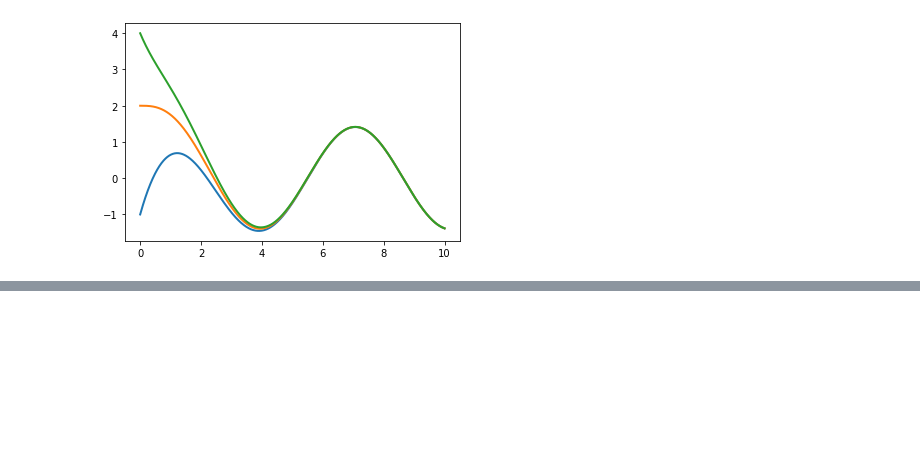
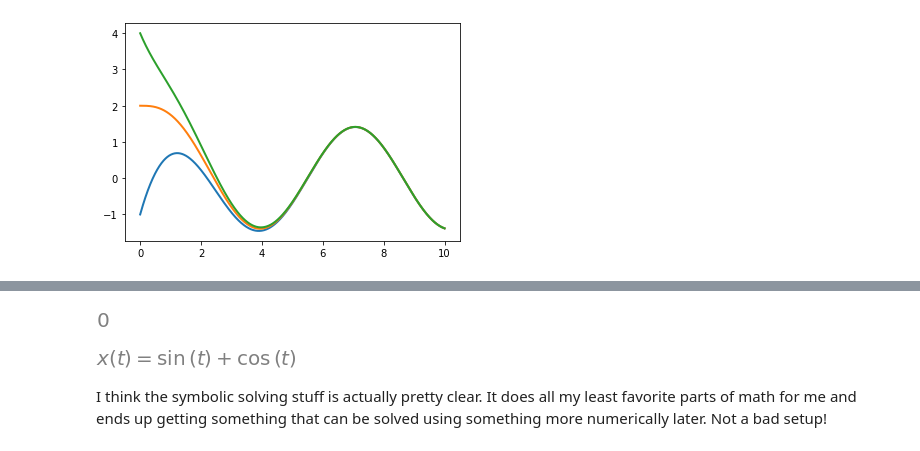
Before and after one commit to GeorgeG518/MTSU-CSCI-4600-Summer-2022, a Jupyter notebook: Module3/ODEnotebook.ipynb, the cells around one changed output, grey strips where cells are left out. Cells and saved outputs as stored; diff of their text form; code cells hidden in the pictures; blank space fills up the shorter version.

```diff
--- a/Module3/ODEnotebook.ipynb
+++ b/Module3/ODEnotebook.ipynb
@@ -134,0 +206,15 @@ Solutions of a DE may not necessarily be unique. When 'Solving' a DE, it means t
+# %%
+# now i can solve for the constant
+c1 = sp.solve(solved.subs(t,0).subs(x(0),1), 'C1')[0] # that C1 on the end
+c1
+
+#Answer is kinda obvious
+# %% [output]
+[figure, added]
+# %%
+finalsol = sp.simplify(solved.subs('C1', c1))
+finalsol
+# %% [output]
+[figure, added]
+# %% [markdown]
+I think the symbolic solving stuff is actually pretty clear. It does all my least favorite parts of math for me and ends up getting something that can be solved using something more numerically later. Not a bad setup!
```
Also changed, not shown: parts of 15 cells of this notebook, 1 other file.
